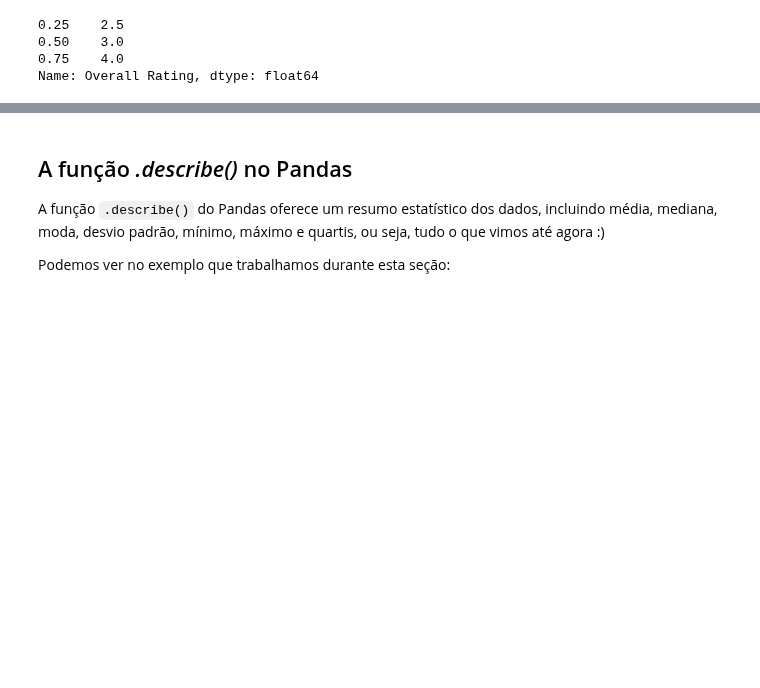
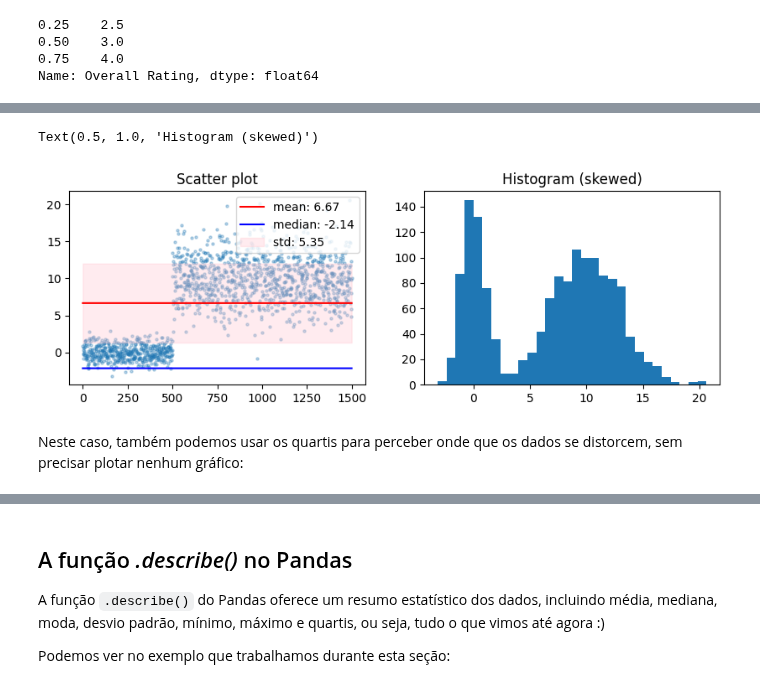
Before and after one commit to allansuzuki/ADA_classes, a Jupyter notebook: DS-PY-Data-Science/DS-PY-018 ANÁLISE EXPLORATÓRIA DE DADOS/Material do Aluno/Aula2_Estatistica_descritiva.ipynb, the cells around one changed output, grey strips where cells are left out. Drawn from its saved outputs; the diff is of its cells as text; code cells hidden in the pictures; blank space fills up the shorter version.

```diff
--- a/DS-PY-Data-Science/DS-PY-018 ANÁLISE EXPLORATÓRIA DE DADOS/Material do Aluno/Aula2_Estatistica_descritiva.ipynb
+++ b/DS-PY-Data-Science/DS-PY-018 ANÁLISE EXPLORATÓRIA DE DADOS/Material do Aluno/Aula2_Estatistica_descritiva.ipynb
@@ -203,0 +213,28 @@ Name: Overall Rating, dtype: float64
+# %%
+def create_sample(n=1000, std=1):
+    return np.random.randn(n)*std
+
+st_distribution = create_sample(n=500)
+nd_distribution = create_sample(n=1000, std=3)+10
+
+sample = np.append(st_distribution, nd_distribution)
+
+fig,ax = plt.subplots(1,2, figsize=(10,3))
+predef = {'alpha':0.3, 's':5}
+ax[0].scatter(range(len(sample)),sample, **predef)
+ax[0].plot(range(len(sample)),[sample.mean()]*len(sample), c='r', label=f'mean: {sample.mean():.2f}')
+ax[0].plot(range(len(sample)),[np.percentile(sample,.5)]*len(sample), c='b', label=f'median: {np.percentile(sample,.5):.2f}')
+ax[0].fill_between(range(len(sample)),
+                   [sample.mean()-sample.std()]*len(sample),
+                   [sample.mean()+sample.std()]*len(sample),
+                     color='pink', alpha=.3,label=f'std: {sample.std():.2f}')
+ax[0].legend(loc=1)
+ax[0].set_title('Scatter plot')
+
+ax[1].hist(sample, bins=30)
+ax[1].set_title('Histogram (skewed)')
+# %% [output]
+Text(0.5, 1.0, 'Histogram (skewed)')
+[figure, added]
+# %% [markdown]
+Neste caso, também podemos usar os quartis para perceber onde que os dados se distorcem, sem precisar plotar nenhum gráfico:
```
Also changed, not shown: parts of 10 cells of this notebook.
